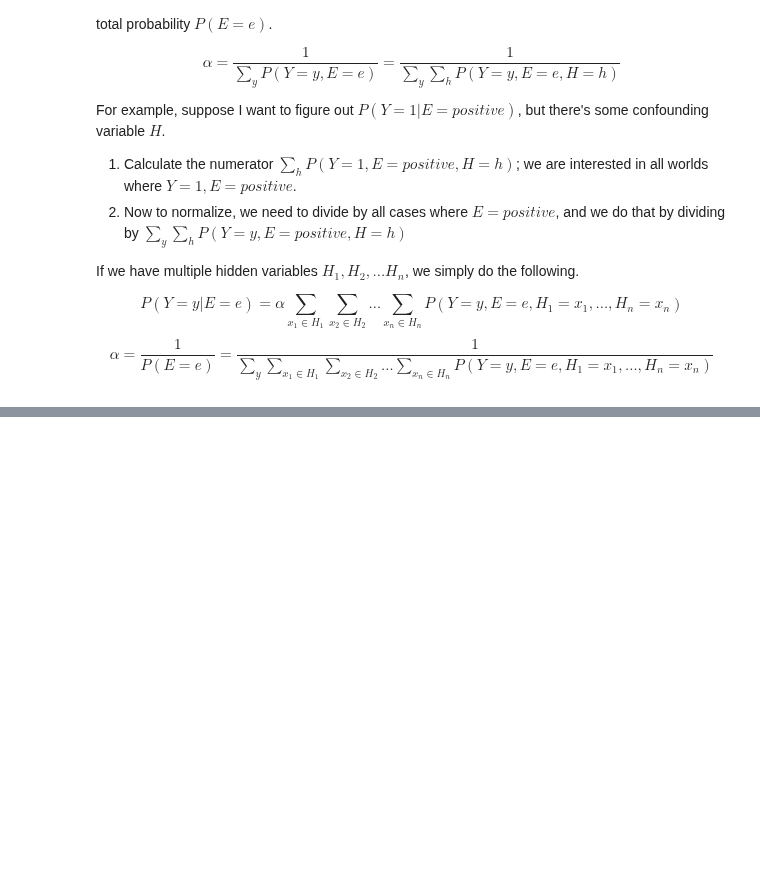
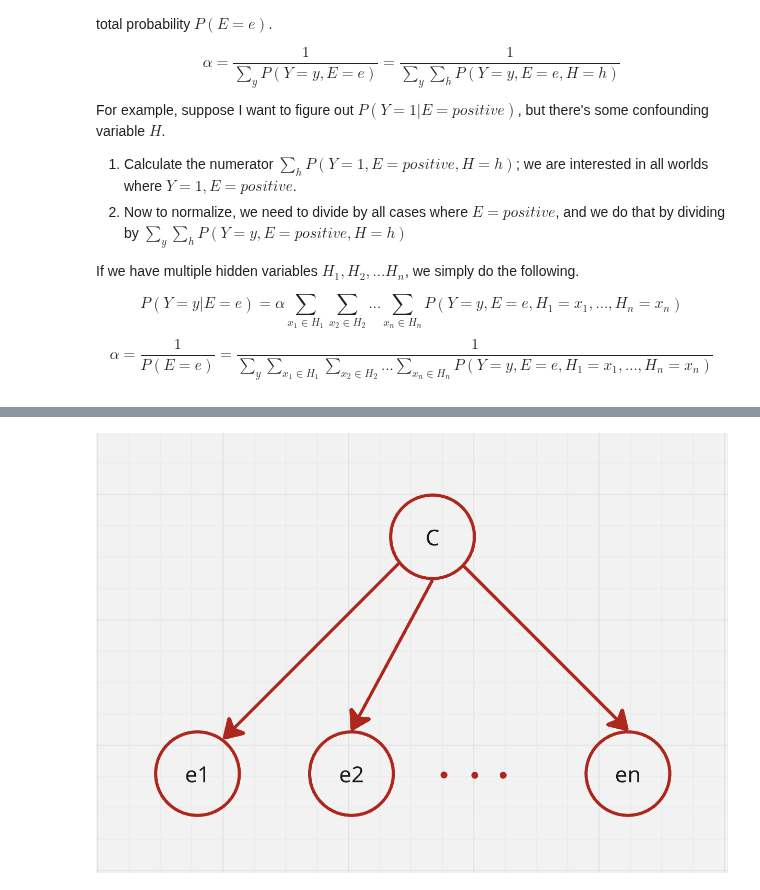
Before and after one commit to PrasunBanerjee04/TechnicalNotes, a Jupyter notebook: Machine Learning/Natural Language Processing/foundation.ipynb, the cells around one changed output, grey strips where cells are left out. Drawn from its saved outputs; the diff is of its cells as text; code cells hidden in the pictures; blank space fills up the shorter version.

```diff
--- a/Machine Learning/Natural Language Processing/foundation.ipynb
+++ b/Machine Learning/Natural Language Processing/foundation.ipynb
@@ -24,0 +43,4 @@ $$\alpha = \frac{1}{P(E = e)} = \frac{1}{\sum_y \sum_{x_1 \in H_1} \sum_{x_2 \in
+# %%
+display(Image(filename="bayesNet.png"))
+# %% [output]
+[figure, added]
```
Also changed, not shown: parts of 2 cells of this notebook.
